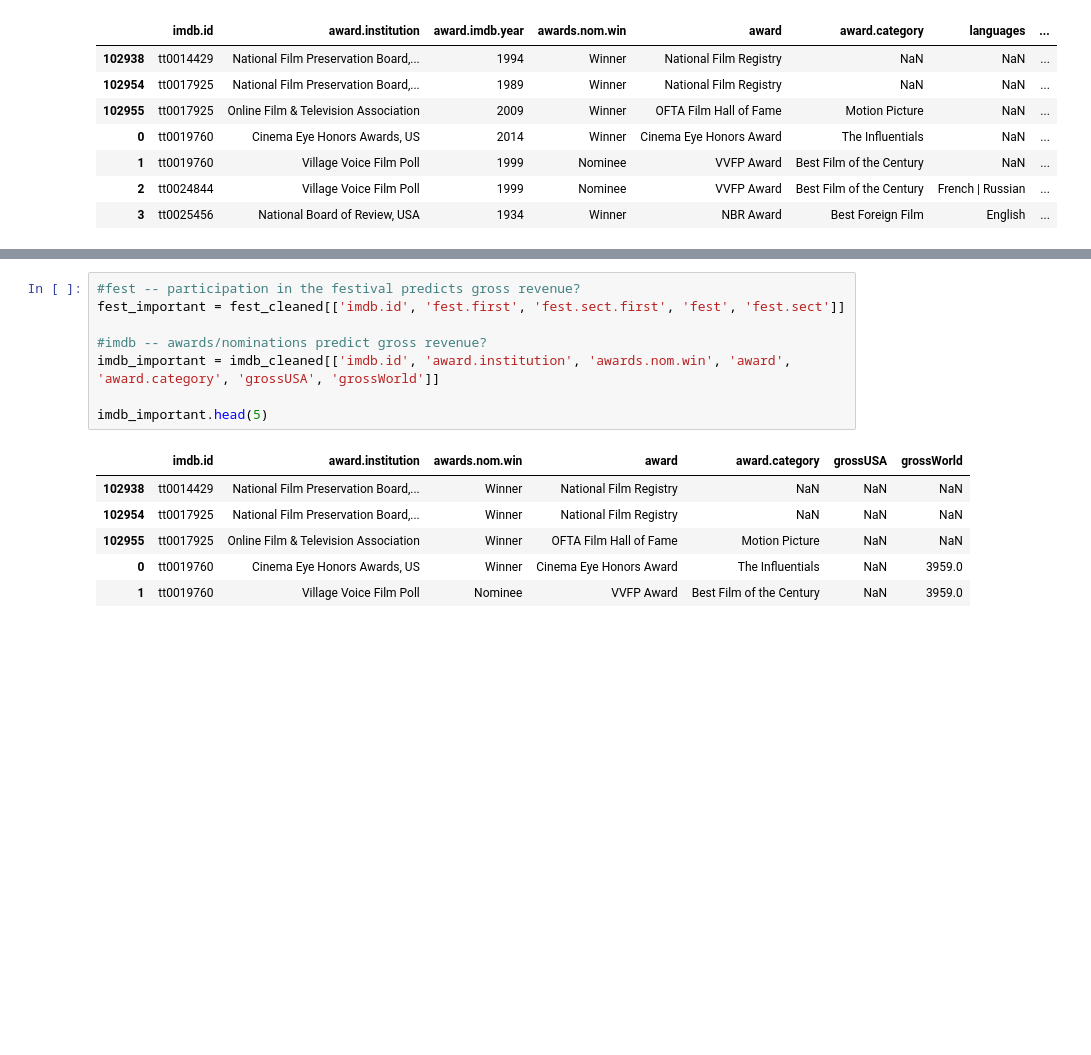
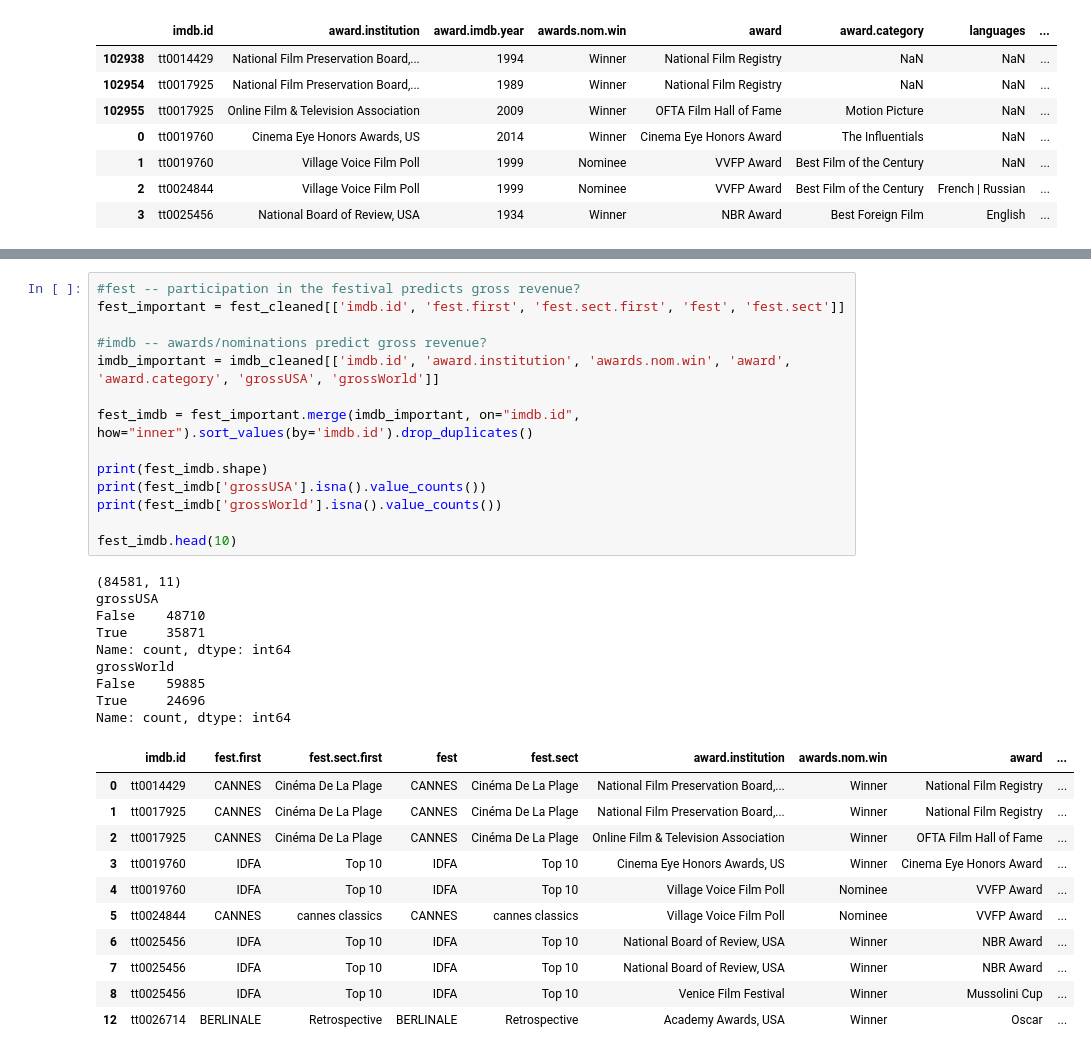
Before and after one commit to cillustrisimo/data144finalproj, a Jupyter notebook: cleaning_data.ipynb, the cells around one changed output, grey strips where cells are left out. Drawn from its saved outputs; the diff is of its cells as text; blank space fills up the shorter version.

```diff
--- a/cleaning_data.ipynb
+++ b/cleaning_data.ipynb
@@ -151,15 +151,35 @@ Unique values in column 'fest.sect':
 # %%
 #fest -- participation in the festival predicts gross revenue?
 fest_important = fest_cleaned[['imdb.id', 'fest.first', 'fest.sect.first', 'fest', 'fest.sect']]
 
 #imdb -- awards/nominations predict gross revenue?
 imdb_important = imdb_cleaned[['imdb.id', 'award.institution', 'awards.nom.win', 'award', 'award.category', 'grossUSA', 'grossWorld']]
 
-imdb_important.head(5)
+fest_imdb = fest_important.merge(imdb_important, on="imdb.id", how="inner").sort_values(by='imdb.id').drop_duplicates()
+
+print(fest_imdb.shape)
+print(fest_imdb['grossUSA'].isna().value_counts())
+print(fest_imdb['grossWorld'].isna().value_counts())
+
+fest_imdb.head(10)
 # %% [output]
+(84581, 11)
+grossUSA
+False    48710
+True     35871
+Name: count, dtype: int64
+grossWorld
+False    59885
+True     24696
+Name: count, dtype: int64
-|  | imdb.id | award.institution | awards.nom.win | award | award.category | grossUSA | grossWorld |
-| 102938 | tt0014429 | National Film Preservation Board,... | Winner | National Film Registry | NaN | NaN | NaN |
-| 102954 | tt0017925 | National Film Preservation Board,... | Winner | National Film Registry | NaN | NaN | NaN |
-| 102955 | tt0017925 | Online Film & Television Association | Winner | OFTA Film Hall of Fame | Motion Picture | NaN | NaN |
-| 0 | tt0019760 | Cinema Eye Honors Awards, US | Winner | Cinema Eye Honors Award | The Influentials | NaN | 3959.0 |
-| 1 | tt0019760 | Village Voice Film Poll | Nominee | VVFP Award | Best Film of the Century | NaN | 3959.0 |
+|  | imdb.id | fest.first | fest.sect.first | fest | fest.sect | award.institution | awards.nom.win | award | ... |
+| 0 | tt0014429 | CANNES | Cinéma De La Plage | CANNES | Cinéma De La Plage | National Film Preservation Board,... | Winner | National Film Registry | ... |
+| 1 | tt0017925 | CANNES | Cinéma De La Plage | CANNES | Cinéma De La Plage | National Film Preservation Board,... | Winner | National Film Registry | ... |
+| 2 | tt0017925 | CANNES | Cinéma De La Plage | CANNES | Cinéma De La Plage | Online Film & Television Association | Winner | OFTA Film Hall of Fame | ... |
+| 3 | tt0019760 | IDFA | Top 10 | IDFA | Top 10 | Cinema Eye Honors Awards, US | Winner | Cinema Eye Honors Award | ... |
+| 4 | tt0019760 | IDFA | Top 10 | IDFA | Top 10 | Village Voice Film Poll | Nominee | VVFP Award | ... |
+| 5 | tt0024844 | CANNES | cannes classics | CANNES | cannes classics | Village Voice Film Poll | Nominee | VVFP Award | ... |
+| 6 | tt0025456 | IDFA | Top 10 | IDFA | Top 10 | National Board of Review, USA | Winner | NBR Award | ... |
+| 7 | tt0025456 | IDFA | Top 10 | IDFA | Top 10 | National Board of Review, USA | Winner | NBR Award | ... |
+| 8 | tt0025456 | IDFA | Top 10 | IDFA | Top 10 | Venice Film Festival | Winner | Mussolini Cup | ... |
+| 12 | tt0026714 | BERLINALE | Retrospective | BERLINALE | Retrospective | Academy Awards, USA | Winner | Oscar | ... |
```
